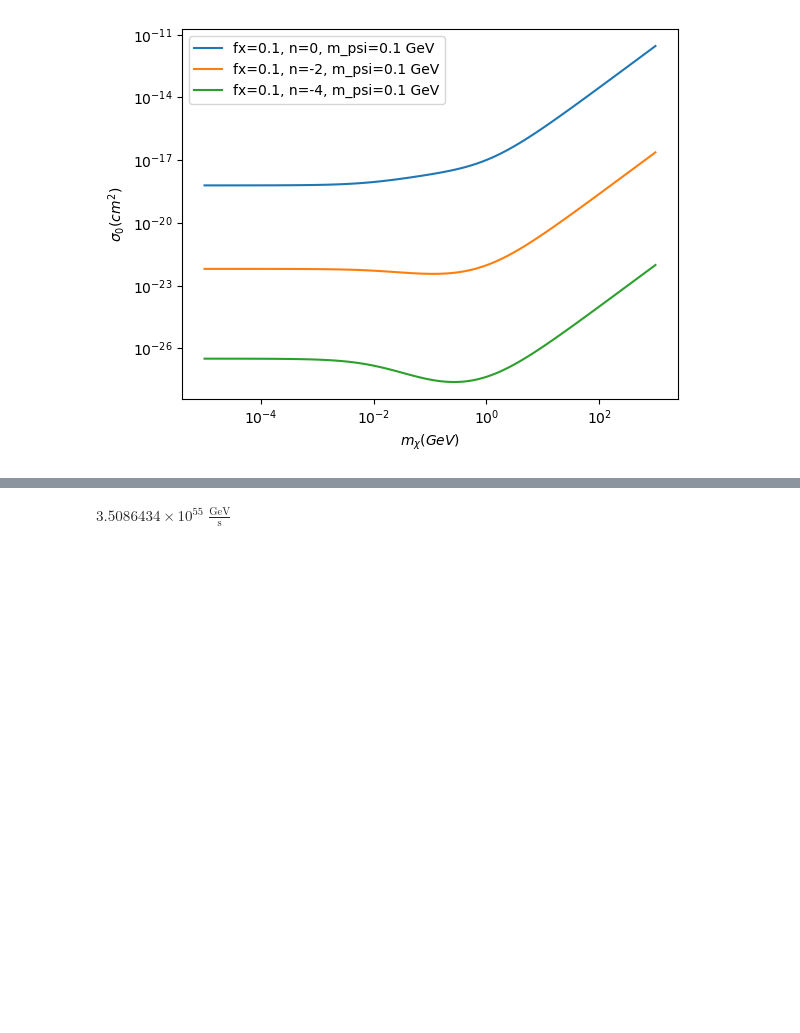
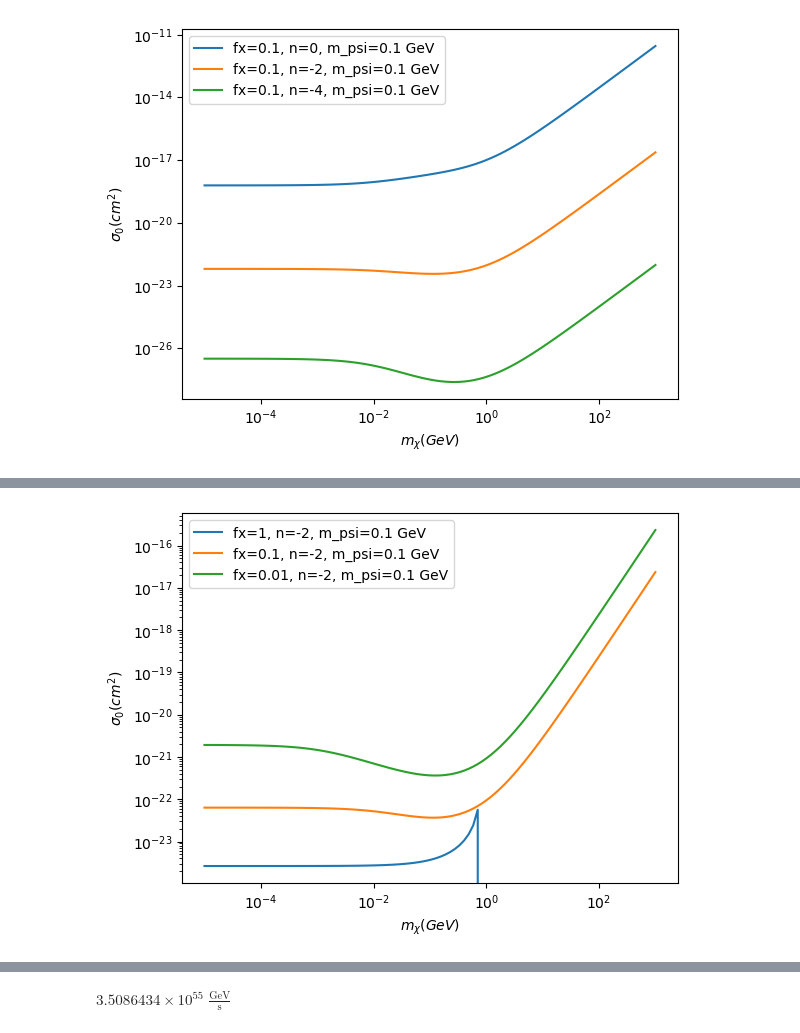
Before and after one commit to kpardo/thermo-idm, a Jupyter notebook: galweight_clusters.ipynb, the cells around one changed output, grey strips where cells are left out. Drawn from its saved outputs; the diff is of its cells as text; code cells hidden in the pictures; blank space fills up the shorter version.

```diff
--- a/galweight_clusters.ipynb
+++ b/galweight_clusters.ipynb
@@ -176,0 +181,4 @@ cls_avg.plot_sigma0_vs_m_chi(f_chi=[0.1], n=[0,-2,-4])
+# %%
+cls_avg.plot_sigma0_vs_m_chi(f_chi=[1, 0.1, 0.01], n=[-2])
+# %% [output]
+[figure, added]
```
Also changed, not shown: parts of 6 cells of this notebook, 9 other files.
